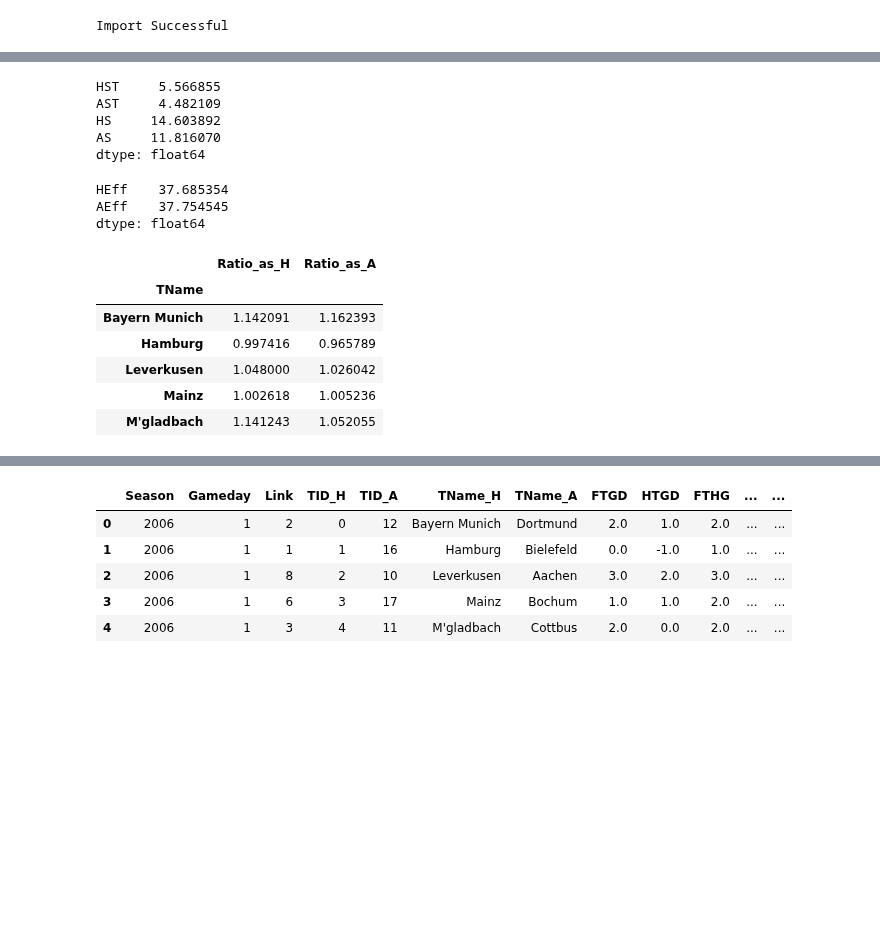
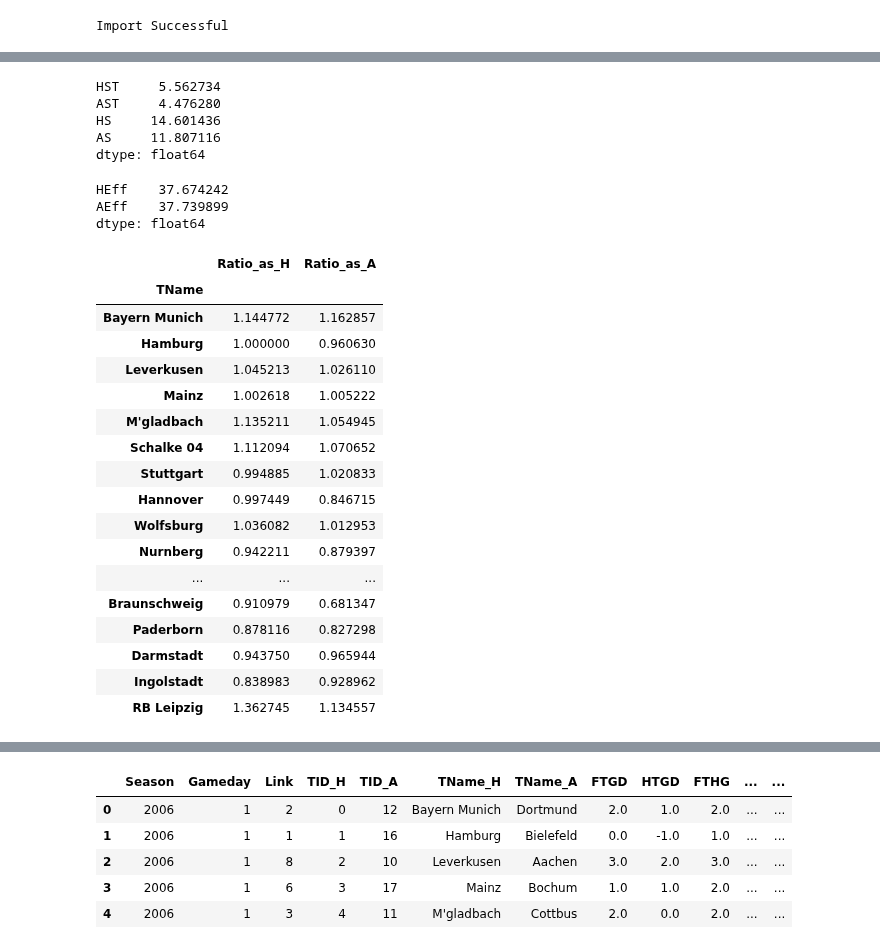
Before and after one commit to mgbukov/bundesliga, a Jupyter notebook: Buli_Download.ipynb, the cells around one changed output, grey strips where cells are left out. Drawn from its saved outputs; the diff is of its cells as text; code cells hidden in the pictures; blank space fills up the shorter version.

```diff
--- a/Buli_Download.ipynb
+++ b/Buli_Download.ipynb
@@ -79,6 +107,7 @@ Merge successful.
 # Read files from kicker database
 try:
     matches_df = pd.read_csv("Matches_2006_2016.csv", index_col=0)
+    matches_df.index = range(len(matches_df))
 except:
     print "Error reading matches"
 try:
@@ -126,15 +156,14 @@ pd.concat([matches_df.loc[:, ['Season', 'Gameday', 'TeamH', 'HGA']].rename(colum
 
 kicker_grades_df.to_csv('Grades_2006_2016.csv')
 # %%
-kicker_grades_df = pd.read_csv('Grades_2006_2016.csv')
+kicker_grades_df = pd.read_csv('Grades_2006_2016.csv', index_col=0)
 
 def rescale_grade(x):
     return 1 - (x-1.)/5
 
 grades_df = kicker_grades_df.merge(key_df, how='left', left_on='KID', right_on='KID').loc[:, ('Season', 'Gameday','TID', 'GradeAvg')]
-grades_df = grades_df.set_index(['TID', 'Season', 'Gameday']).sort_index()
+grades_df = grades_df.set_index(['Season', 'Gameday', 'TID'])
 grades_df = grades_df.apply(rescale_grade)
-
 
 pd.merge(
     kicker_grades_df.loc[:, ['KID', 'GradeAvg']].groupby('KID').mean(),
@@ -170,10 +199,12 @@ kicker_merged_df = pd.merge(
         matches_df, key_df, how='inner', left_on='TeamH', right_on='KID'),
     key_df, how='inner', left_on='TeamA', right_on='KID', suffixes= ('_H', '_A')).drop(['KID_H', 'KID_A'], axis=1)
 # %%
-complete_df = cleaned_df.merge(grades_df, how='inner', left_on=['TID_H', 'Season', 'Gameday'], right_index=True)
-complete_df = complete_df.merge(grades_df, how='inner', left_on=['TID_A', 'Season', 'Gameday'], right_index=True)
+complete_df = cleaned_df.merge(grades_df, how='inner', left_on=['Season', 'Gameday', 'TID_H'], right_index=True)
+complete_df = complete_df.merge(grades_df, how='inner', left_on=['Season', 'Gameday', 'TID_H'], right_index=True)
+
 
 complete_df = complete_df.rename(columns={'GradeAvg_x': 'HGA', 'GradeAvg_y': 'AGA'})
+
 try:
     complete_df = complete_df.replace({'H':1, 'D':0.5, 'A':0})
 except:
@@ -289,10 +330,10 @@ for tid in range(len(key_df)):
 # Shots on target per attempt
 print complete_running_df.loc[:, ['HST', 'AST', 'HS', 'AS']].mean()
 # %% [output]
-HST     5.566855
-AST     4.482109
-HS     14.603892
-AS     11.816070
+HST     5.562734
+AST     4.476280
+HS     14.601436
+AS     11.807116
 dtype: float64
 # %%
 shots = complete_running_df.loc[:, ['TID_H','Season', 'HST', 'AST', 'HS', 'AS']].groupby(['TID_H', 'Season']).mean()
@@ -303,37 +344,48 @@ conversion_df.loc[:, 'AEff'] = np.round(100*conversion_df.loc[:, 'AST'] / conver
 print conversion_df.loc[:, ['HEff', 'AEff']].mean()
 #conversion_df.index = conversion_df.set_index(range(len(conversion_df)))
 # %% [output]
-HEff    37.685354
-AEff    37.754545
+HEff    37.674242
+AEff    37.739899
 dtype: float64
 # %%
 shots_H = complete_running_df.loc[:, ['TID_H', 'HST', 'AST', 'HS', 'AS']].groupby('TID_H').mean()
 conversion_df_H = shots_H.merge(team_df, left_index=True, right_index=True).set_index('TName')
 conversion_df_H.loc[:, 'HEff'] = np.round(100*conversion_df_H.loc[:, 'HST'] / conversion_df_H.loc[:, 'HS'], 1)
 conversion_df_H.loc[:, 'AEff'] = np.round(100*conversion_df_H.loc[:, 'AST'] / conversion_df_H.loc[:, 'AS'], 1)
 
 shots_A = complete_running_df.loc[:, ['TID_A', 'HST', 'AST', 'HS', 'AS']].groupby('TID_A').mean()
 conversion_df_A = shots_A.merge(team_df, left_index=True, right_index=True).set_index('TName')
 conversion_df_A.loc[:, 'HEff'] = np.round(100*conversion_df_A.loc[:, 'HST'] / conversion_df_A.loc[:, 'HS'], 1)
 conversion_df_A.loc[:, 'AEff'] = np.round(100*conversion_df_A.loc[:, 'AST'] / conversion_df_A.loc[:, 'AS'], 1)
 
 shots = pd.merge(
     conversion_df_H.loc[:, ['HS', 'HST', 'HEff', 'AS', 'AST', 'AEff']],
     conversion_df_A.loc[:, ['HS', 'HST', 'HEff', 'AS', 'AST', 'AEff']],
     how='inner', left_index=True, right_index=True, suffixes=('_as_H', '_as_A')).apply(np.round, args=(2,))
 #shots.index = team_df.loc[:, 'team']
 shots.loc[:, 'Ratio_as_H'] = shots.loc[:, 'HEff_as_H'] / shots.loc[:, 'AEff_as_H']
 shots.loc[:, 'Ratio_as_A'] = shots.loc[:, 'AEff_as_A'] / shots.loc[:, 'HEff_as_A']
 
-shots.ix[:, ['Ratio_as_H', 'Ratio_as_A']].head()
+shots.ix[:, ['Ratio_as_H', 'Ratio_as_A']]
 # %% [output]
 |  | Ratio_as_H | Ratio_as_A |
 | TName |  |  |
-| Bayern Munich | 1.142091 | 1.162393 |
-| Hamburg | 0.997416 | 0.965789 |
-| Leverkusen | 1.048000 | 1.026042 |
-| Mainz | 1.002618 | 1.005236 |
-| M'gladbach | 1.141243 | 1.052055 |
+| Bayern Munich | 1.144772 | 1.162857 |
+| Hamburg | 1.000000 | 0.960630 |
+| Leverkusen | 1.045213 | 1.026110 |
+| Mainz | 1.002618 | 1.005222 |
+| M'gladbach | 1.135211 | 1.054945 |
+| Schalke 04 | 1.112094 | 1.070652 |
+| Stuttgart | 0.994885 | 1.020833 |
+| Hannover | 0.997449 | 0.846715 |
+| Wolfsburg | 1.036082 | 1.012953 |
+| Nurnberg | 0.942211 | 0.879397 |
+| ... | ... | ... |
+| Braunschweig | 0.910979 | 0.681347 |
+| Paderborn | 0.878116 | 0.827298 |
+| Darmstadt | 0.943750 | 0.965944 |
+| Ingolstadt | 0.838983 | 0.928962 |
+| RB Leipzig | 1.362745 | 1.134557 |
 # %%
 point_avg_df = table_extrap_df.groupby(level=['TID']).mean()
 point_avg_df.index = shots.index
```
Also changed, not shown: parts of 45 cells of this notebook, 3 other files.
